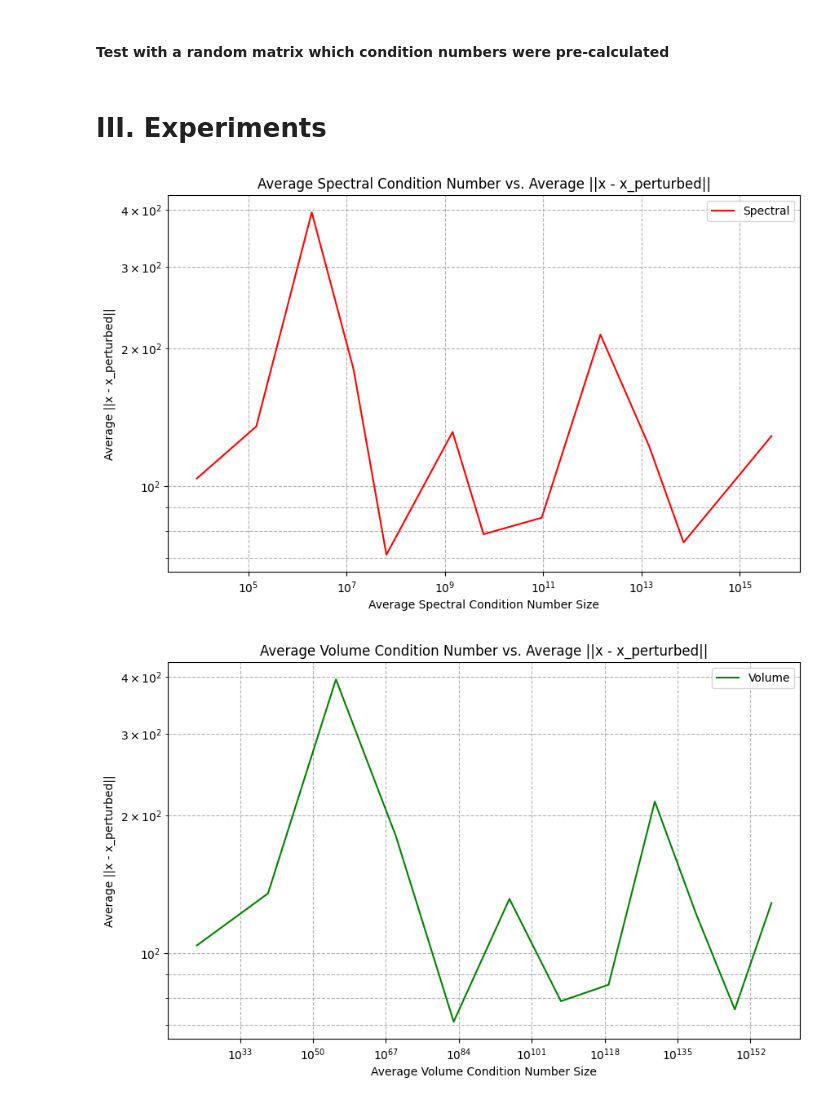
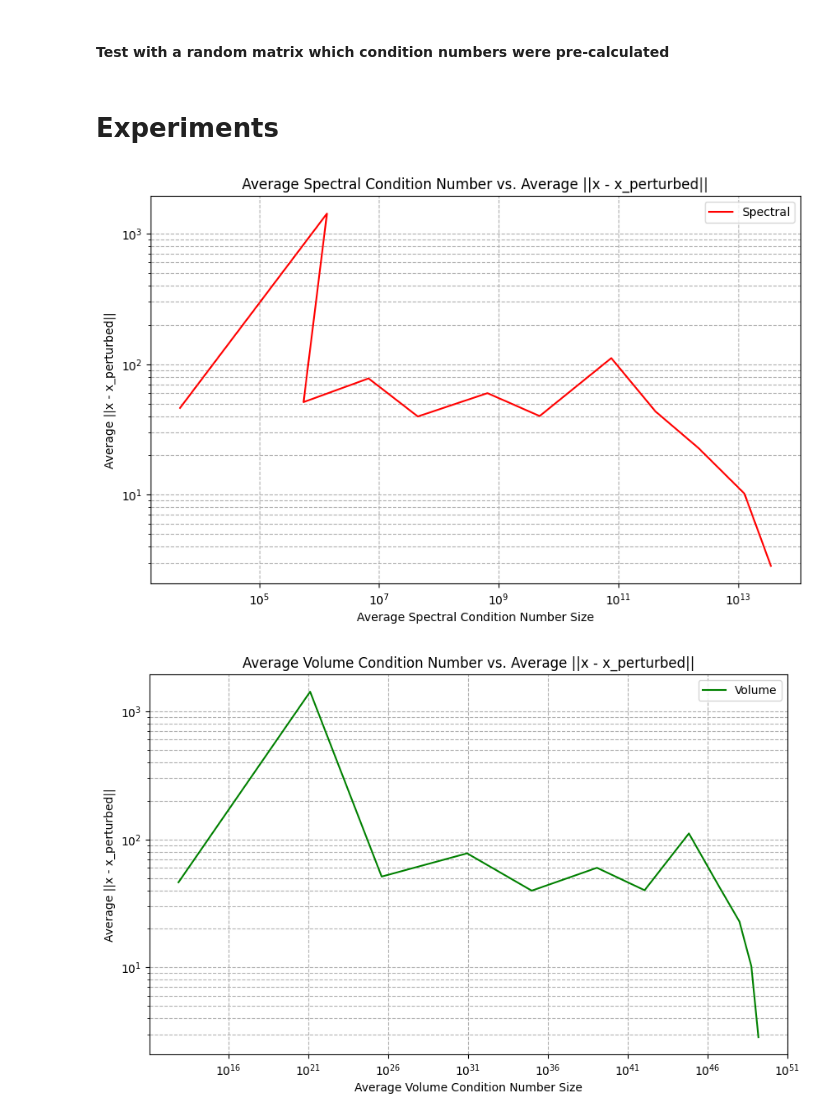
Before and after one commit to Inzilbeth/cm_s6, a Jupyter notebook: t01_condition_numbers.ipynb, the cells around one changed output. Drawn from its saved outputs; the diff is of its cells as text; code cells hidden in the pictures.

```diff
--- a/t01_condition_numbers.ipynb
+++ b/t01_condition_numbers.ipynb
@@ -99,7 +94,7 @@ expected_result = ConditionNumbers(
 result = calculate_condition_numbers(A)
 assert result == expected_result, f"Expected {expected_result} but got {result}"
 # %% [markdown]
-# III. Experiments
+# Experiments
 # %%
 class ExperimentResult:
     def __init__(self, error_norm, condition_numbers):
@@ -191,12 +180,12 @@ def plot_experiment_results(dimension, decimal_orders, generate, num_trials):
     plt.grid(True, which="both", ls="--")
     plt.show()
 # %%
-matrix_dimension = 20
+matrix_dimension = 10
 decimal_orders = range(2, 14)
-matrix_generator =  generate_hilberts_matrix_element # or generate_tridiagonal_matrix_element
+matrix_generator =  generate_hilberts_matrix_element
 num_trials = 1000
 
 plot_experiment_results(matrix_dimension, decimal_orders, matrix_generator, num_trials)
 # %% [output]
-[figure, old version]
+[figure, new version]
-[figure, old version]
+[figure, new version]
```
Also changed, not shown: parts of 10 cells of this notebook, 9 other files.
